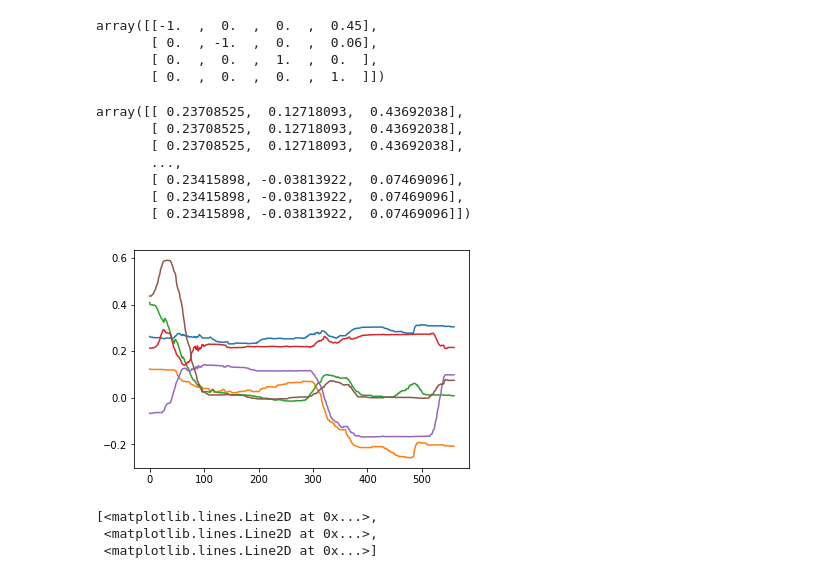
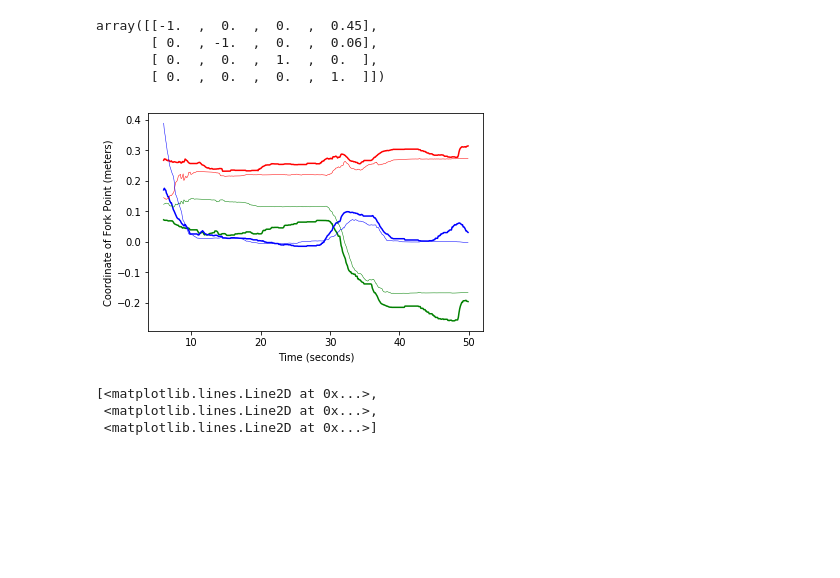
Before and after one commit to travers-rhodes/analyze_motion_data, a Jupyter notebook: SpoonPosesHMM.ipynb, the cells around one changed output. Cells and saved outputs as stored; diff of their text form; code cells hidden in the pictures; blank space fills up the shorter version.

```diff
--- a/SpoonPosesHMM.ipynb
+++ b/SpoonPosesHMM.ipynb
@@ -29,23 +29,24 @@ array([[-1.  ,  0.  ,  0.  ,  0.45],
 # %%
 time = np.size(raw_data,0)
 
 homogeneous_follower = np.transpose(np.concatenate((raw_data[:,1:4],np.ones((time,1))),1))
 
 follower = np.transpose(np.dot(transform, homogeneous_follower))
 
 follower.shape
 
 same_frame_data = np.concatenate((raw_data[:,8:11],follower[:,0:3]),1)
-plt.plot(same_frame_data)
+from cycler import cycler
+import matplotlib as mpl
+mpl.rcParams['axes.prop_cycle'] = cycler(color='rgb')
+
+relevant_indices = range(60,500)
+plt.plot(raw_data[relevant_indices,0] - raw_data[0,0],raw_data[relevant_indices,8:11])
+plt.plot(raw_data[relevant_indices,0] - raw_data[0,0],follower[relevant_indices,0:3],linewidth=0.5)
+plt.xlabel("Time (seconds)")
+plt.ylabel("Coordinate of Fork Point (meters)");
 # %% [output]
-array([[ 0.23708525,  0.12718093,  0.43692038],
-       [ 0.23708525,  0.12718093,  0.43692038],
-       [ 0.23708525,  0.12718093,  0.43692038],
-       ...,
-       [ 0.23415898, -0.03813922,  0.07469096],
-       [ 0.23415898, -0.03813922,  0.07469096],
-       [ 0.23415898, -0.03813922,  0.07469096]])
-[figure, old version]
+[figure, new version]
 # %%
 difference = same_frame_data[:,3:6] - same_frame_data[:,0:3]
 plt.plot(difference)
```
Also changed, not shown: 11 other files.
